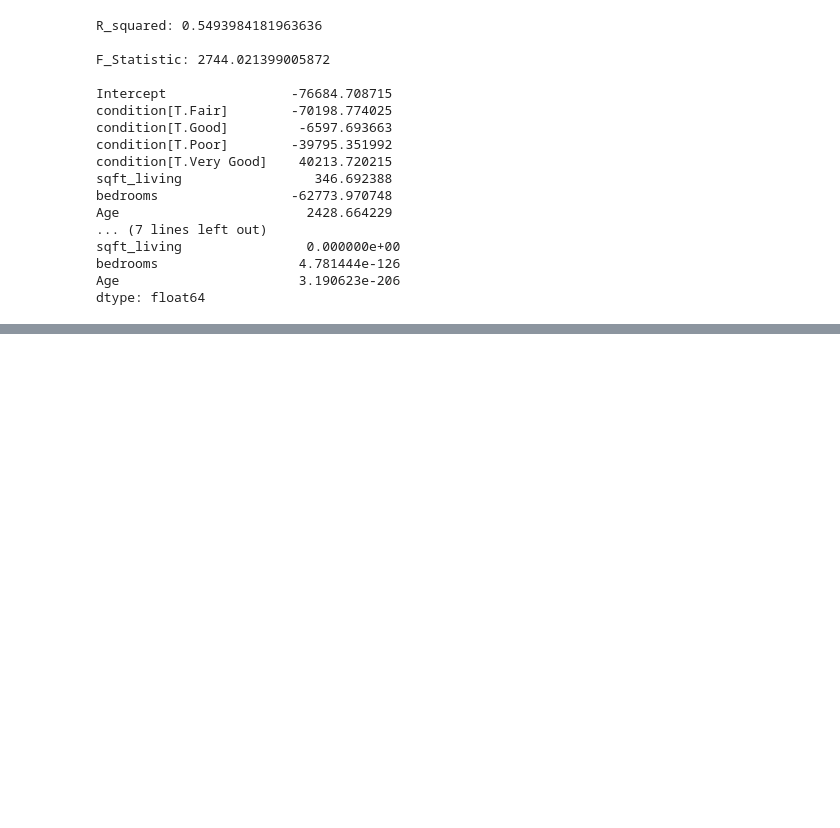
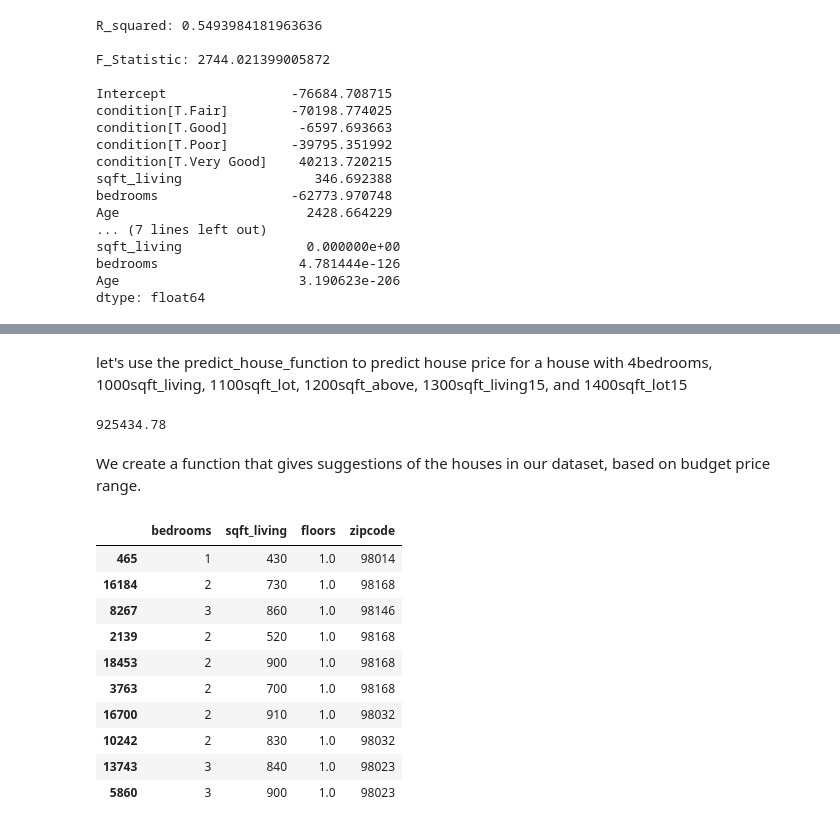
Before and after one commit to martin-ngugi/dsc-phase-2-project-v2-3, a Jupyter notebook: student.ipynb, the cells around one changed output, grey strips where cells are left out. Saved outputs shown, nothing was run; the diff lists cells and outputs as text; code cells hidden in the pictures; blank space fills up the shorter version.

```diff
--- a/student.ipynb
+++ b/student.ipynb
@@ -693,0 +841,34 @@ This multiple linear regression model purpose was to predict house prices based
+# %% [markdown]
+let's use the predict_house_function to predict house price for a house with 4bedrooms,
+1000sqft_living, 1100sqft_lot, 1200sqft_above, 1300sqft_living15, and 1400sqft_lot15
+# %%
+predict_house_price(4,1000, 1100, 1200, 1300, 1400)
+# %% [output]
+925434.78
+# %% [markdown]
+We create a function that gives suggestions of the houses in our dataset, based on budget price
+range.
+# %%
+def suggest_houses(price_range):
+    # Filter by price range
+    data_filtered = data[(data['price'] >= price_range[0]) & (data['price'] <= price_range[1])]
+    # Sort by price ascending
+    data_sorted = data_filtered.sort_values(by='price')
+    # Select top 5 suggestions
+    data_suggestions = data_sorted.head(10)
+    # Return the specifications of the suggested houses
+    return data_suggestions[['bedrooms', 'sqft_living', 'floors', 'zipcode']]
+# %%
+suggest_houses((78000, 100000))
+# %% [output]
+|  | bedrooms | sqft_living | floors | zipcode |
+| 465 | 1 | 430 | 1.0 | 98014 |
+| 16184 | 2 | 730 | 1.0 | 98168 |
+| 8267 | 3 | 860 | 1.0 | 98146 |
+| 2139 | 2 | 520 | 1.0 | 98168 |
+| 18453 | 2 | 900 | 1.0 | 98168 |
+| 3763 | 2 | 700 | 1.0 | 98168 |
+| 16700 | 2 | 910 | 1.0 | 98032 |
+| 10242 | 2 | 830 | 1.0 | 98032 |
+| 13743 | 3 | 840 | 1.0 | 98023 |
+| 5860 | 3 | 900 | 1.0 | 98023 |
```
Also changed, not shown: parts of 24 cells of this notebook.
